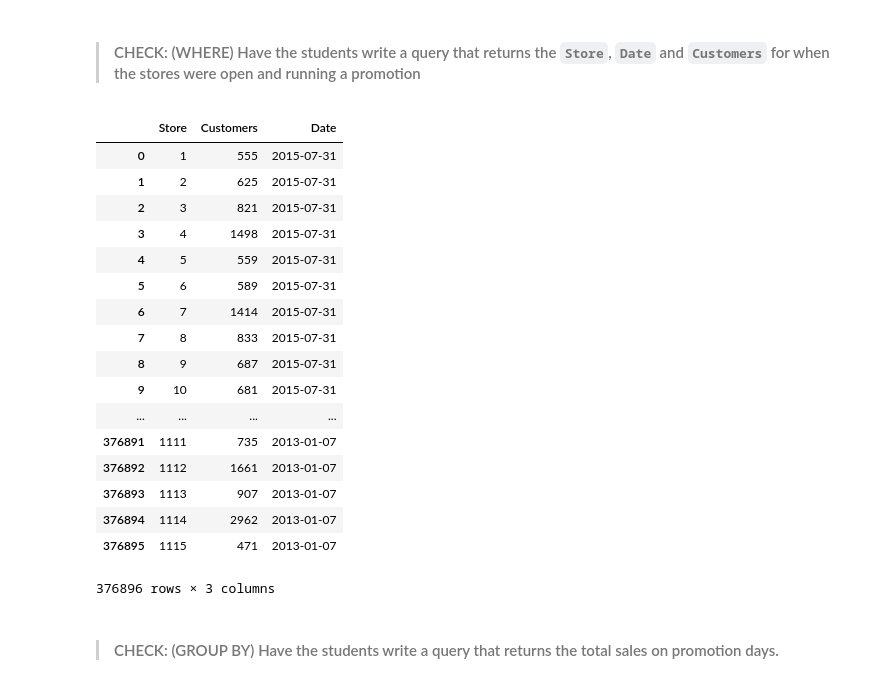
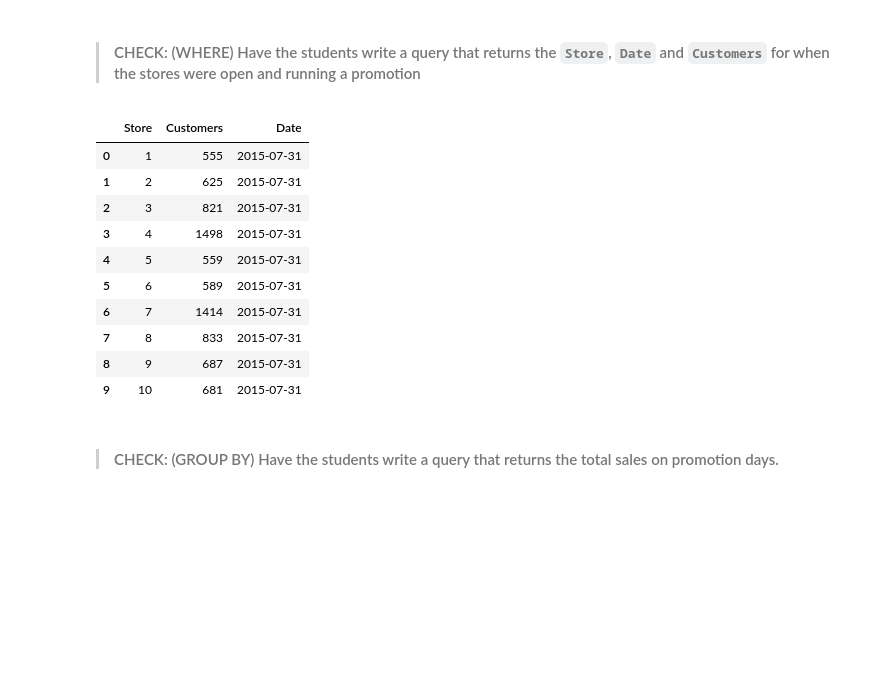
Before and after one commit to leahgaeta/Leah-Gaeta-GA-Data-Science, a Jupyter notebook: lessons/lesson-17/code/starter-code/starter-code-17.ipynb, the cells around one changed output. Drawn from its saved outputs; the diff is of its cells as text; code cells hidden in the pictures; blank space fills up the shorter version.

```diff
--- a/lessons/lesson-17/code/starter-code/starter-code-17.ipynb
+++ b/lessons/lesson-17/code/starter-code/starter-code-17.ipynb
@@ -80,26 +108,19 @@ sql.read_sql('select Store, Customers, Date from rossmann_sales', con=conn)
 > #### CHECK: (WHERE) Have the students write a query that returns the `Store`, `Date` and `Customers` for when the stores were open and running a promotion
 # %%
 # TODO
-sql.read_sql('select  Store, Customers, Date from rossmann_sales WHERE Open = 1 AND Promo = 1', con=conn)
+sql.read_sql('select  Store, Customers, Date from rossmann_sales WHERE Open = 1 AND Promo = 1 LIMIT 10', con=conn)
 # %% [output]
 |  | Store | Customers | Date |
 | 0 | 1 | 555 | 2015-07-31 |
 | 1 | 2 | 625 | 2015-07-31 |
 | 2 | 3 | 821 | 2015-07-31 |
 | 3 | 4 | 1498 | 2015-07-31 |
 | 4 | 5 | 559 | 2015-07-31 |
 | 5 | 6 | 589 | 2015-07-31 |
 | 6 | 7 | 1414 | 2015-07-31 |
 | 7 | 8 | 833 | 2015-07-31 |
 | 8 | 9 | 687 | 2015-07-31 |
 | 9 | 10 | 681 | 2015-07-31 |
-| ... | ... | ... | ... |
-| 376891 | 1111 | 735 | 2013-01-07 |
-| 376892 | 1112 | 1661 | 2013-01-07 |
-| 376893 | 1113 | 907 | 2013-01-07 |
-| 376894 | 1114 | 2962 | 2013-01-07 |
-| 376895 | 1115 | 471 | 2013-01-07 |
-376896 rows × 3 columns
 # %% [markdown]
 > #### CHECK: (GROUP BY) Have the students write a query that returns the total sales on promotion days.
 # %%
```
Also changed, not shown: parts of 14 cells of this notebook, 3 other files.
